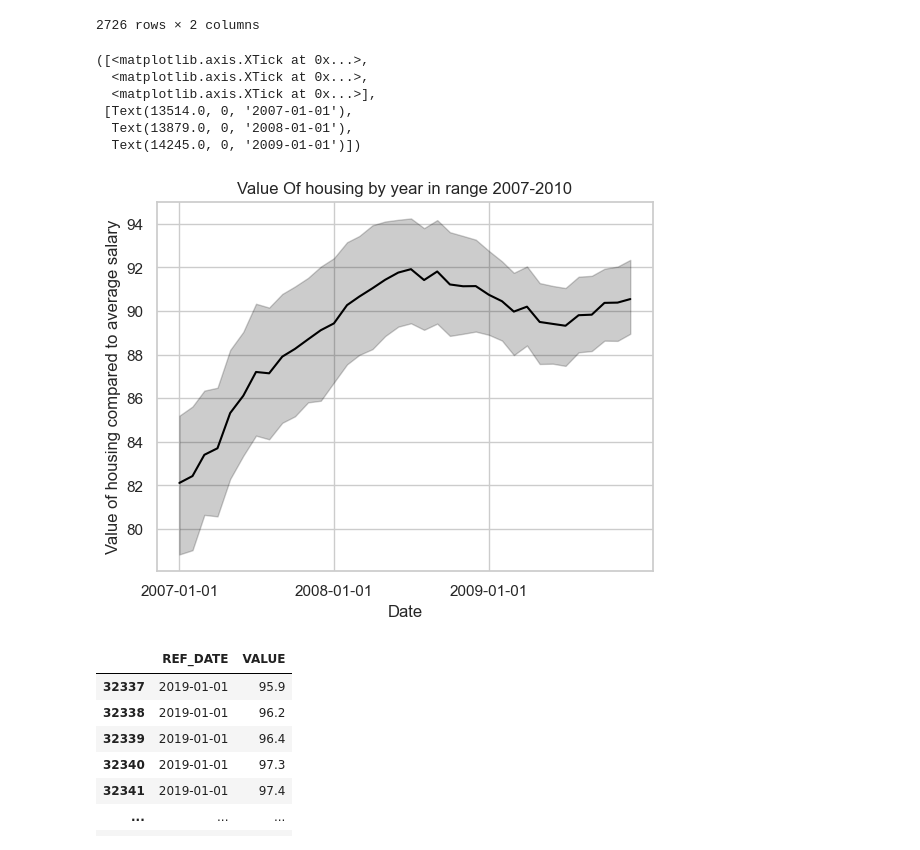
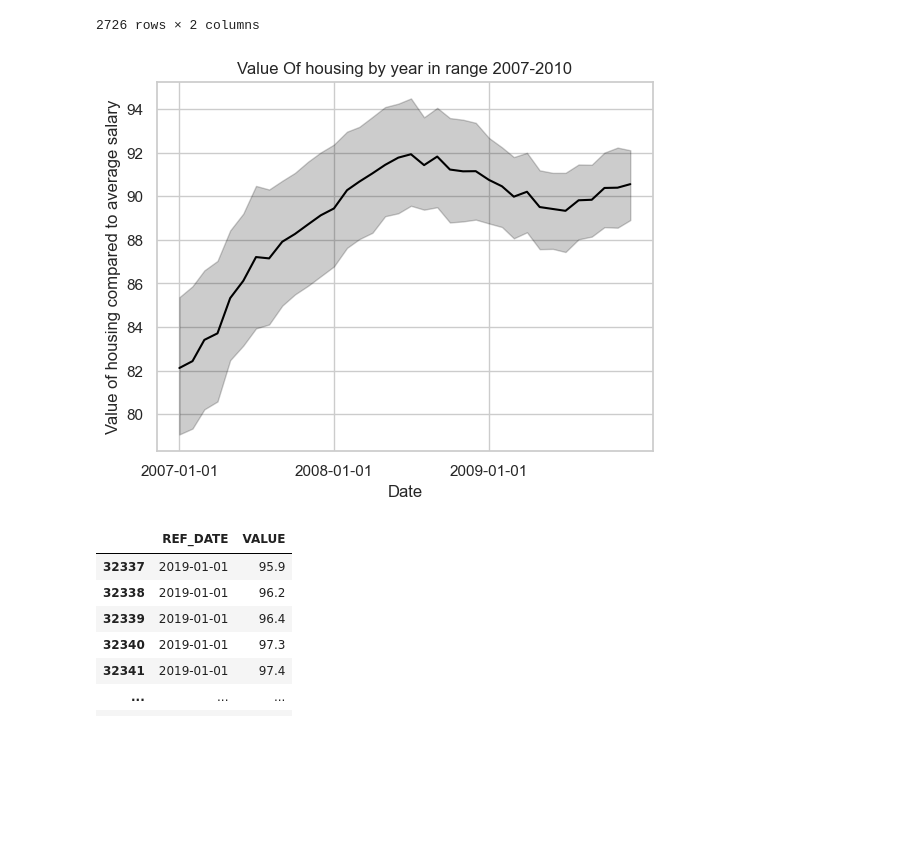
Before and after one commit to ubco-W2022T2-data301/project-group-group-2, a Jupyter notebook: analysis/analysis1.ipynb, the cells around one changed output. Saved outputs shown, nothing was run; the diff lists cells and outputs as text; code cells hidden in the pictures; blank space fills up the shorter version.

```diff
--- a/analysis/analysis1.ipynb
+++ b/analysis/analysis1.ipynb
@@ -166,15 +158,11 @@ df_index_2007_2010_fil
 # %%
 df_index_graph_2007_2010 = sns.lineplot(data=df_index_2007_2010_fil, x= df_index_2007_2010_fil["REF_DATE"], y= df_index_2007_2010_fil["VALUE"],color="Black")
 df_index_graph_2007_2010.set(xlabel="Date", ylabel= "Value of housing compared to average salary", title= "Value Of housing by year in range 2007-2010")
 plt.xticks(["2007-01-01","2008-01-01","2009-01-01"])
+fig= df_index_graph_2007_2010.get_figure()
+fig.savefig("../images/index_07-10.png")
 # %% [output]
-([<matplotlib.axis.XTick at 0x...>,
-  <matplotlib.axis.XTick at 0x...>,
-  <matplotlib.axis.XTick at 0x...>],
- [Text(13514.0, 0, '2007-01-01'),
-  Text(13879.0, 0, '2008-01-01'),
-  Text(14245.0, 0, '2009-01-01')])
-[figure, old version]
+[figure, new version]
 # %%
 df_index_2019_2022 = df_index_year_month.reset_index()
 df_index_2019_2022['REF_DATE'] = pd.to_datetime(df_index_2019_2022['REF_DATE'])
```
Also changed, not shown: parts of 8 cells of this notebook, 9 other files.
